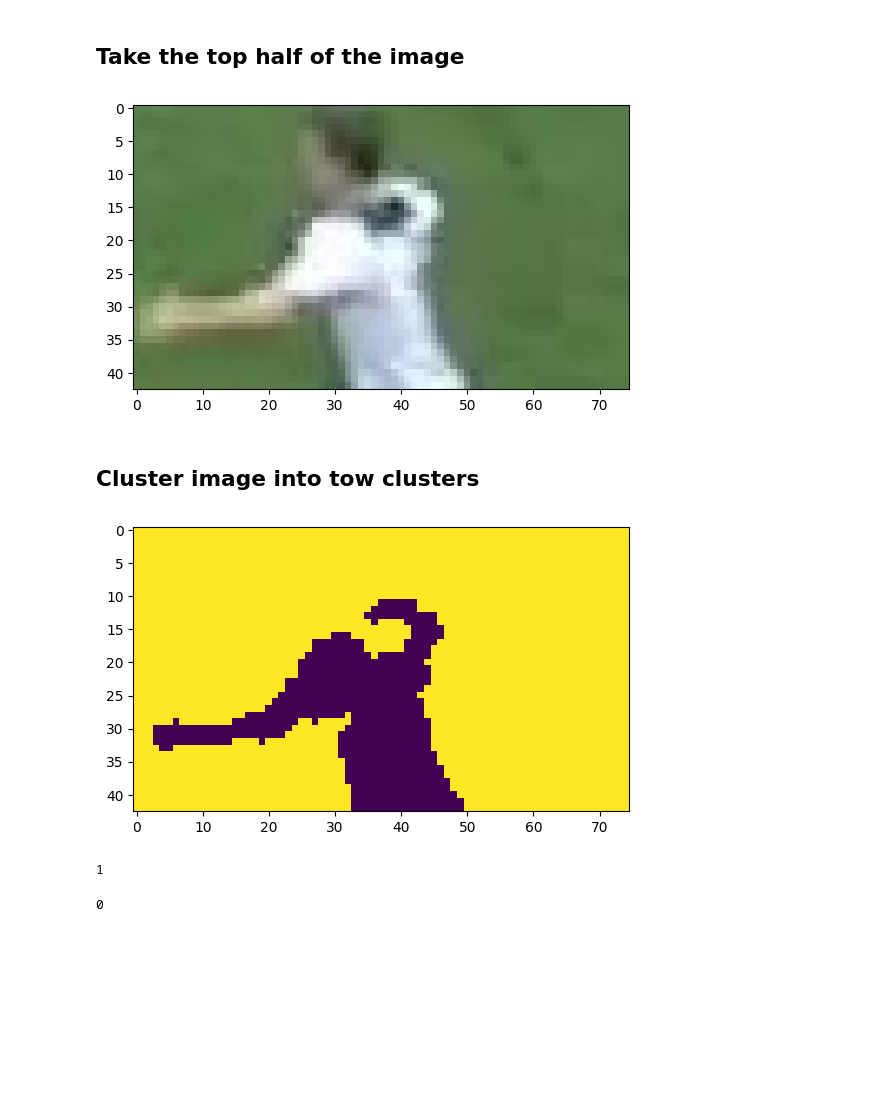
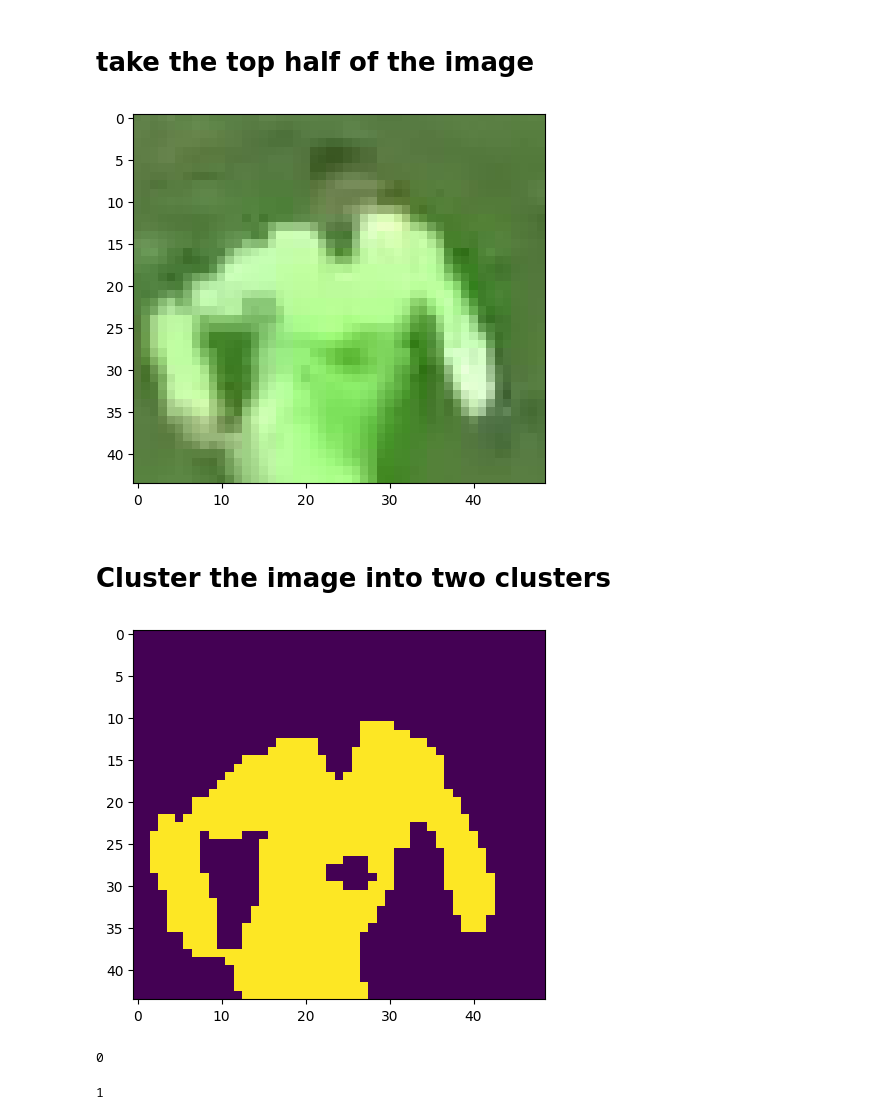
Before and after one commit to theduckyman1204/football_analyst, a Jupyter notebook: development_and_analysis/color_assignement.ipynb, the cells around one changed output. Cells and saved outputs as stored; diff of their text form; code cells hidden in the pictures; blank space fills up the shorter version.

```diff
--- a/development_and_analysis/color_assignement.ipynb
+++ b/development_and_analysis/color_assignement.ipynb
@@ -4,7 +4,8 @@ import matplotlib.pyplot as plt
 import numpy as np
 from sklearn.cluster import KMeans
 # %%
-image_path = '../output_videos/player_cropped_image.jpg'
+
+image_path = r"D:\image_processing\football_analyst\output_videos\cropped_image.png"
 image = cv2.imread(image_path)
 image = cv2.cvtColor(image, cv2.COLOR_BGR2RGB)
 # %%
@@ -15,39 +16,43 @@ plt.show()
 # %% [markdown]
-## Take the top half of the image
+# take the top half of the image
 # %%
-top_half_image = image[0:int(image.shape[0]/2), :]
+top_half_image=  image[0: int(image.shape[0]/2), :]
 plt.imshow(top_half_image)
 plt.show()
 # %% [output]
-[figure, old version]
+[figure, new version]
 # %% [markdown]
-## Cluster image into tow clusters
+# Cluster the image into two clusters
 # %%
-#reshape the image into 2D array
+# Reshape the image into 2d array
 image_2d = top_half_image.reshape(-1, 3)
+
+# perform k-means clustering with 2 clusters
 kmeans = KMeans(n_clusters=2, random_state=0)
-kmeans = kmeans.fit(image_2d)
+kmeans.fit(image_2d)
+
+# get the cluster labels
 labels = kmeans.labels_
 
-# reshape the label into the original image shape
+# reshape the labels into the orginal image shape
 clustered_image = labels.reshape(top_half_image.shape[0], top_half_image.shape[1])
 
-#Display the clustered image
+# Display the clustered image
 plt.imshow(clustered_image)
 plt.show()
 # %% [output]
-[figure, old version]
+[figure, new version]
 # %%
-corner_clusters = [clustered_image[0,0],clustered_image[-1,0],clustered_image[0,-1],clustered_image[-1,-1]]
-non_player_cluster = max(set(corner_clusters), key = corner_clusters.count)
+corner_clusters = [clustered_image[0, 0], clustered_image[0, -1], clustered_image[-1, 0], clustered_image[-1, -1]]
+non_player_cluster = max(set(corner_clusters), key=corner_clusters.count)
 print(non_player_cluster)
 # %% [output]
-1
+0
 # %%
 player_cluster = 1-non_player_cluster
-player_cluster
+print(player_cluster)
 # %% [output]
-0
+1
 # %%
 kmeans.cluster_centers_[player_cluster]
 # %% [output]
```
Also changed, not shown: parts of 2 cells of this notebook, 32 other files.
